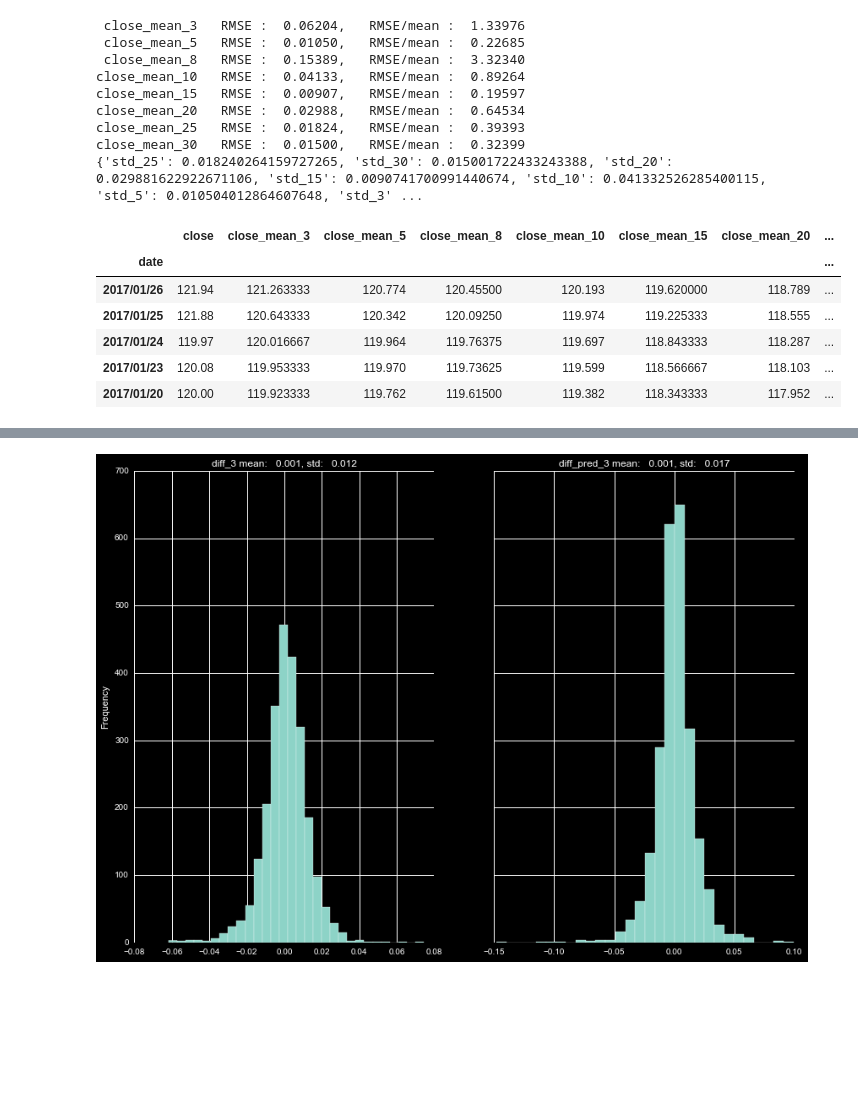
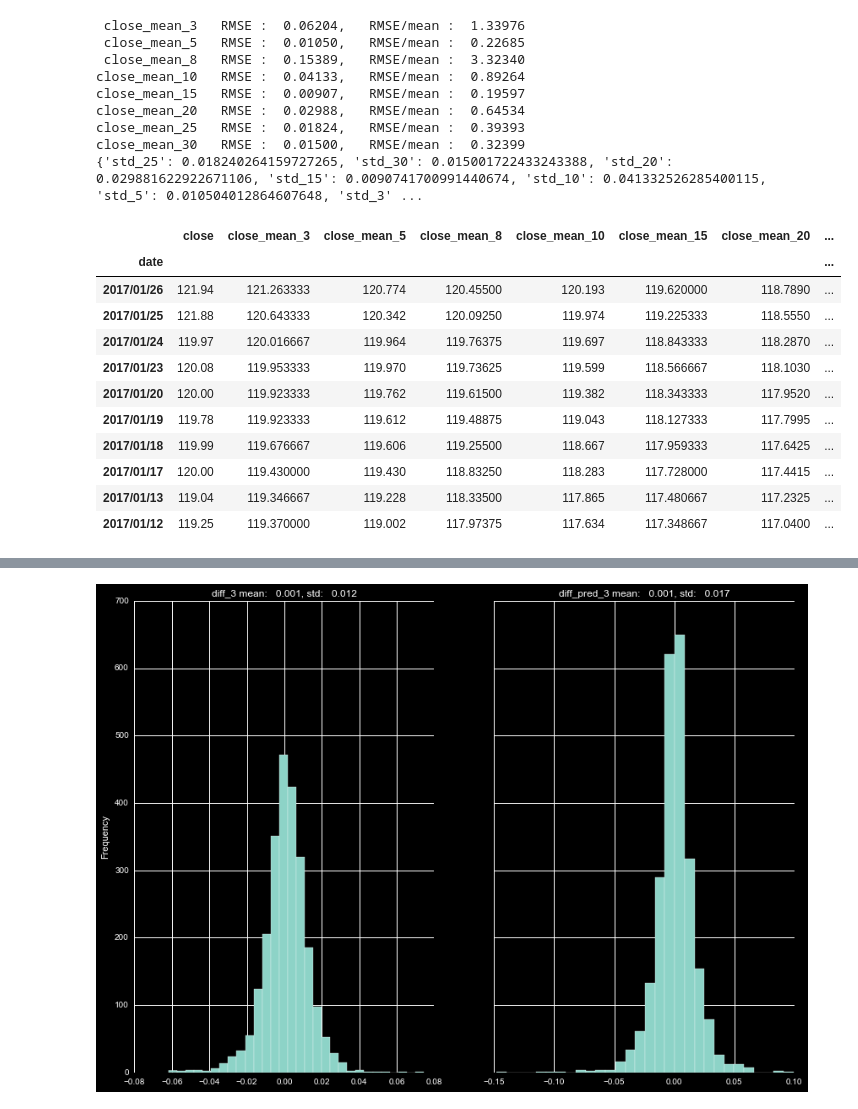
Before and after one commit to markertsean/python_trader, a Jupyter notebook: gen_predictor.ipynb, the cells around one changed output, grey strips where cells are left out. Saved outputs shown, nothing was run; the diff lists cells and outputs as text; code cells hidden in the pictures; blank space fills up the shorter version.

```diff
--- a/gen_predictor.ipynb
+++ b/gen_predictor.ipynb
@@ -285,12 +285,17 @@ for i in range( 0 , pred_values.shape[1] ):
 #                                                       close_df[ 'pred_mean_' + str( roll_nums[i] ) ].shift(-1) ) / 2.
 close_df = close_df.dropna()
 # %%
-close_df.head()
+close_df.head(10)
 # %% [output]
 |  | close | close_mean_3 | close_mean_5 | close_mean_8 | close_mean_10 | close_mean_15 | close_mean_20 | ... |
 | date |  |  |  |  |  |  |  | ... |
-| 2017/01/26 | 121.94 | 121.263333 | 120.774 | 120.45500 | 120.193 | 119.620000 | 118.789 | ... |
-| 2017/01/25 | 121.88 | 120.643333 | 120.342 | 120.09250 | 119.974 | 119.225333 | 118.555 | ... |
-| 2017/01/24 | 119.97 | 120.016667 | 119.964 | 119.76375 | 119.697 | 118.843333 | 118.287 | ... |
-| 2017/01/23 | 120.08 | 119.953333 | 119.970 | 119.73625 | 119.599 | 118.566667 | 118.103 | ... |
-| 2017/01/20 | 120.00 | 119.923333 | 119.762 | 119.61500 | 119.382 | 118.343333 | 117.952 | ... |
+| 2017/01/26 | 121.94 | 121.263333 | 120.774 | 120.45500 | 120.193 | 119.620000 | 118.7890 | ... |
+| 2017/01/25 | 121.88 | 120.643333 | 120.342 | 120.09250 | 119.974 | 119.225333 | 118.5550 | ... |
+| 2017/01/24 | 119.97 | 120.016667 | 119.964 | 119.76375 | 119.697 | 118.843333 | 118.2870 | ... |
+| 2017/01/23 | 120.08 | 119.953333 | 119.970 | 119.73625 | 119.599 | 118.566667 | 118.1030 | ... |
+| 2017/01/20 | 120.00 | 119.923333 | 119.762 | 119.61500 | 119.382 | 118.343333 | 117.9520 | ... |
+| 2017/01/19 | 119.78 | 119.923333 | 119.612 | 119.48875 | 119.043 | 118.127333 | 117.7995 | ... |
+| 2017/01/18 | 119.99 | 119.676667 | 119.606 | 119.25500 | 118.667 | 117.959333 | 117.6425 | ... |
+| 2017/01/17 | 120.00 | 119.430000 | 119.430 | 118.83250 | 118.283 | 117.728000 | 117.4415 | ... |
+| 2017/01/13 | 119.04 | 119.346667 | 119.228 | 118.33500 | 117.865 | 117.480667 | 117.2325 | ... |
+| 2017/01/12 | 119.25 | 119.370000 | 119.002 | 117.97375 | 117.634 | 117.348667 | 117.0400 | ... |
```
Also changed, not shown: parts of 14 cells of this notebook.
